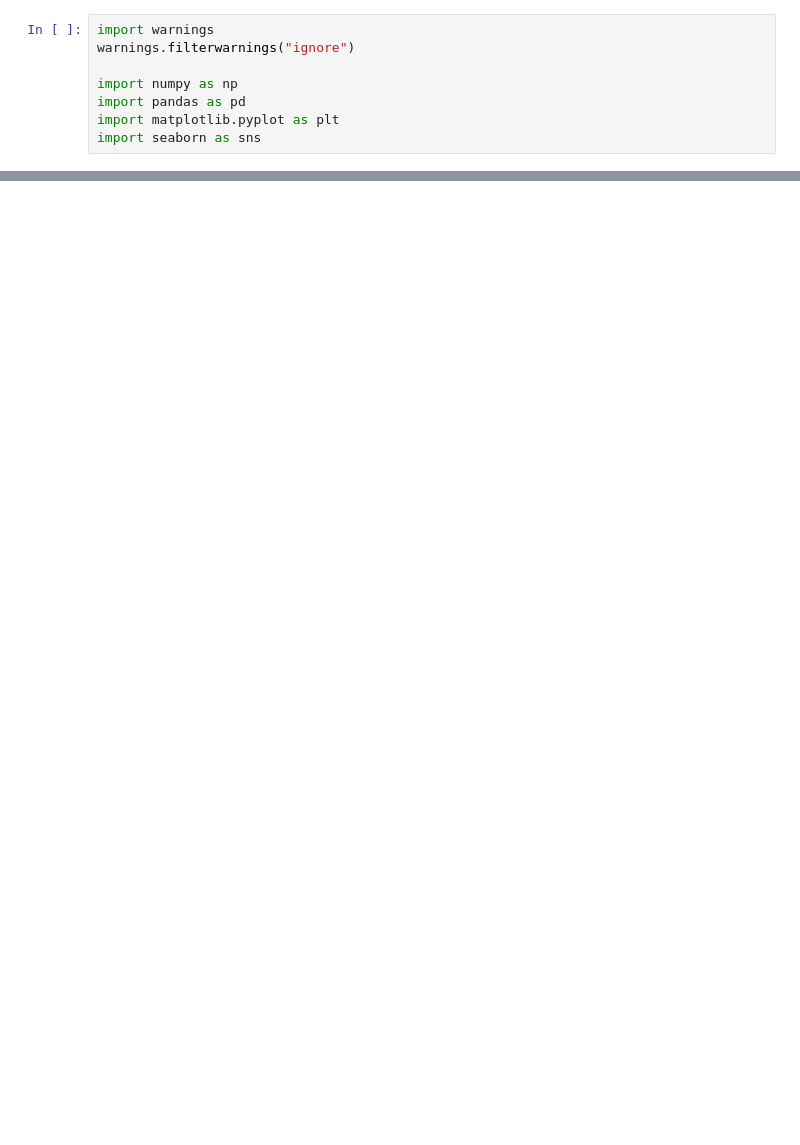
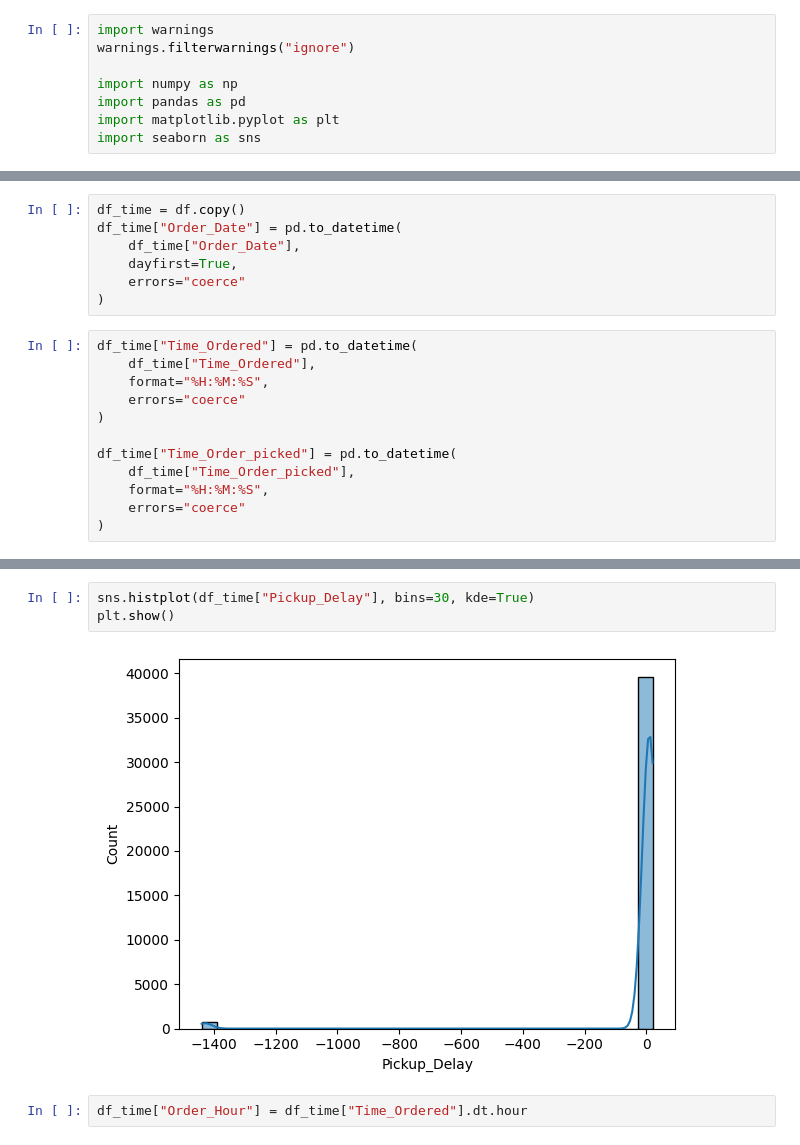
Before and after one commit to anshul-94/Food-Delivery-Time-Prediction, a Jupyter notebook: Food-Delivery-Time-Prediction/notebook/EDA_01_Data_Understanding.ipynb, the cells around one changed output, grey strips where cells are left out. Drawn from its saved outputs; the diff is of its cells as text; blank space fills up the shorter version.

Commit message:
feat: add initial EDA with data quality and datetime analysis

```diff
--- a/Food-Delivery-Time-Prediction/notebook/EDA_01_Data_Understanding.ipynb
+++ b/Food-Delivery-Time-Prediction/notebook/EDA_01_Data_Understanding.ipynb
@@ -70,0 +190,19 @@ df.describe(include="object")
+# %%
+df_time = df.copy()
+df_time["Order_Date"] = pd.to_datetime(
+    df_time["Order_Date"],
+    dayfirst=True,
+    errors="coerce"
+)
+# %%
+df_time["Time_Ordered"] = pd.to_datetime(
+    df_time["Time_Ordered"],
+    format="%H:%M:%S",
+    errors="coerce"
+)
+
+df_time["Time_Order_picked"] = pd.to_datetime(
+    df_time["Time_Order_picked"],
+    format="%H:%M:%S",
+    errors="coerce"
+)
@@ -70,0 +221,7 @@ df.describe(include="object")
+# %%
+sns.histplot(df_time["Pickup_Delay"], bins=30, kde=True)
+plt.show()
+# %% [output]
+[figure, added]
+# %%
+df_time["Order_Hour"] = df_time["Time_Ordered"].dt.hour
```
Also changed, not shown: parts of 37 cells of this notebook, 1 other file.
